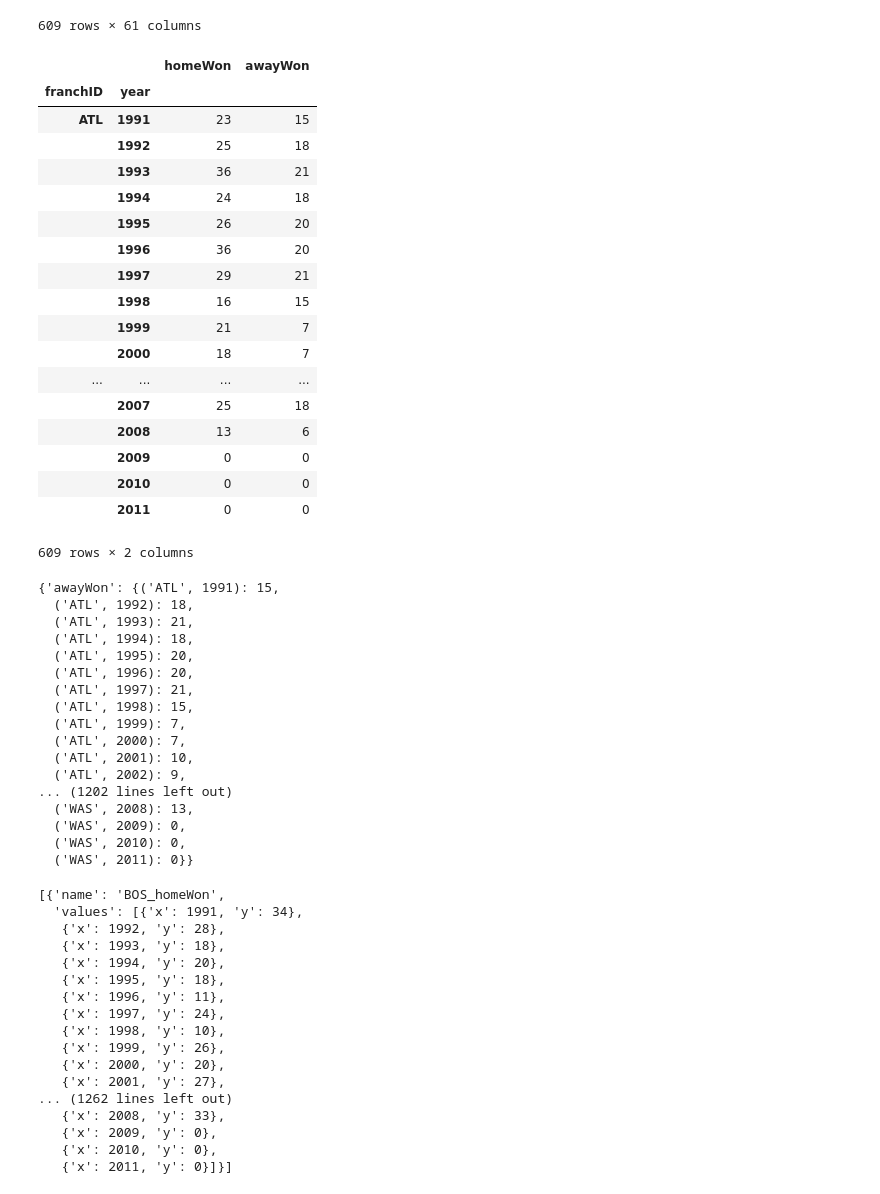
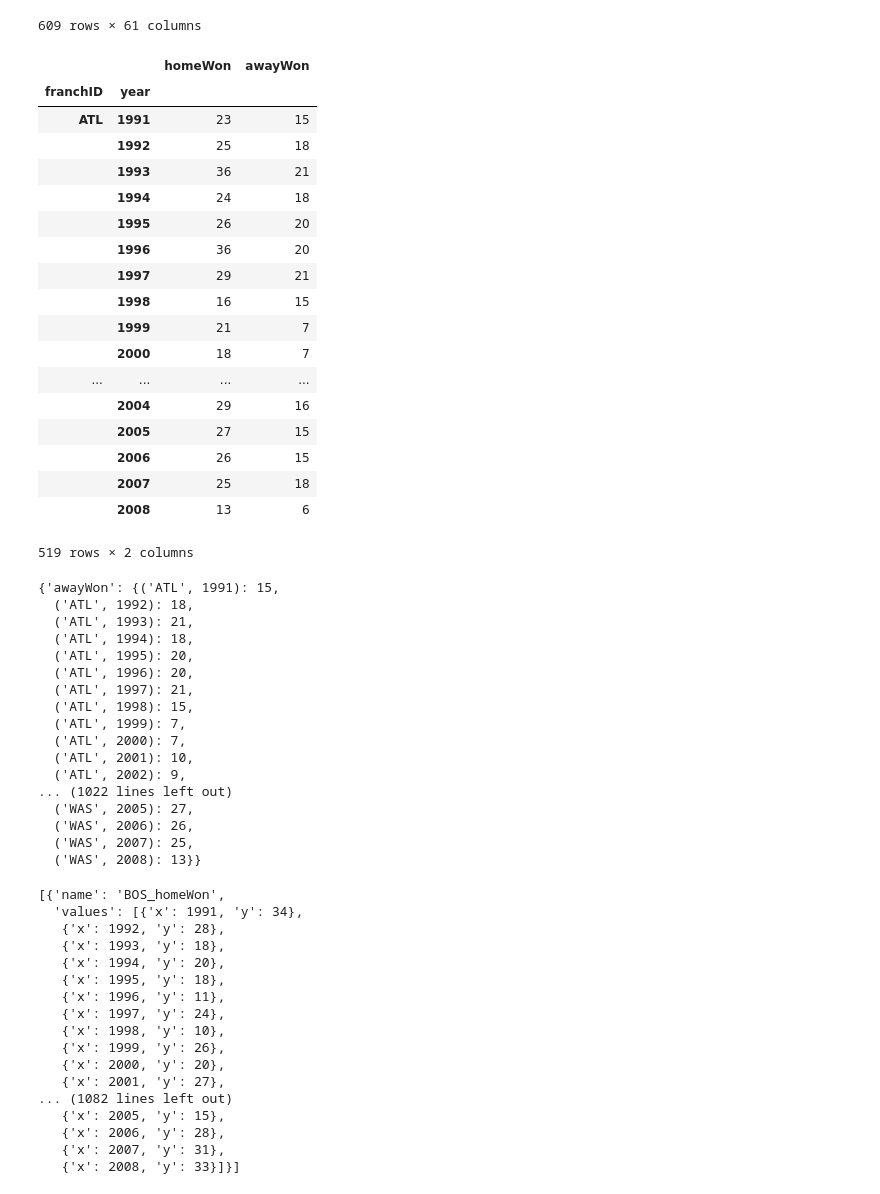
Before and after one commit to escapa12/Visualization, a Jupyter notebook: Task4/data/prova/DataNBAWinHomeOut.ipynb, the cells around one changed output. Cells and saved outputs as stored; diff of their text form; code cells hidden in the pictures.

```diff
--- a/Task4/data/prova/DataNBAWinHomeOut.ipynb
+++ b/Task4/data/prova/DataNBAWinHomeOut.ipynb
@@ -24,29 +24,30 @@ df
 | 608 | 1397 | 2011 | NBA | WAS | WAS | EC | SE | 4 | 0 | NaN | ... |
 609 rows × 61 columns
 # %%
-clean_df = df[["year","homeWon","awayWon", "franchID"]]\
+df2 = df[df['homeWon'] >0 & (df['awayWon'] > 0)]
+clean_df = df2[["year","homeWon","awayWon", "franchID"]]\
     .groupby(["franchID", "year"])[["homeWon","awayWon"]].sum()
 clean_df
 # %% [output]
 |  |  | homeWon | awayWon |
 | franchID | year |  |  |
 | ATL | 1991 | 23 | 15 |
 |  | 1992 | 25 | 18 |
 |  | 1993 | 36 | 21 |
 |  | 1994 | 24 | 18 |
 |  | 1995 | 26 | 20 |
 |  | 1996 | 36 | 20 |
 |  | 1997 | 29 | 21 |
 |  | 1998 | 16 | 15 |
 |  | 1999 | 21 | 7 |
 |  | 2000 | 18 | 7 |
 | ... | ... | ... | ... |
+|  | 2004 | 29 | 16 |
+|  | 2005 | 27 | 15 |
+|  | 2006 | 26 | 15 |
 |  | 2007 | 25 | 18 |
 |  | 2008 | 13 | 6 |
-|  | 2009 | 0 | 0 |
-|  | 2010 | 0 | 0 |
-|  | 2011 | 0 | 0 |
-609 rows × 2 columns
+519 rows × 2 columns
 # %%
 data_dict = clean_df.to_dict()
 data_dict
@@ -63,11 +64,11 @@ data_dict
   ('ATL', 2000): 7,
   ('ATL', 2001): 10,
   ('ATL', 2002): 9,
-... (1202 lines left out)
-  ('WAS', 2008): 13,
-  ('WAS', 2009): 0,
-  ('WAS', 2010): 0,
-  ('WAS', 2011): 0}}
+... (1022 lines left out)
+  ('WAS', 2005): 27,
+  ('WAS', 2006): 26,
+  ('WAS', 2007): 25,
+  ('WAS', 2008): 13}}
 # %%
 flat_data = {}
 
@@ -98,11 +99,11 @@ d3_plot_list
    {'x': 1999, 'y': 26},
    {'x': 2000, 'y': 20},
    {'x': 2001, 'y': 27},
-... (1262 lines left out)
-   {'x': 2008, 'y': 33},
-   {'x': 2009, 'y': 0},
-   {'x': 2010, 'y': 0},
-   {'x': 2011, 'y': 0}]}]
+... (1082 lines left out)
+   {'x': 2005, 'y': 15},
+   {'x': 2006, 'y': 28},
+   {'x': 2007, 'y': 31},
+   {'x': 2008, 'y': 33}]}]
 # %%
 import json
 with open('home_away.json', 'w') as outfile:
```
Also changed, not shown: 3 other files.
